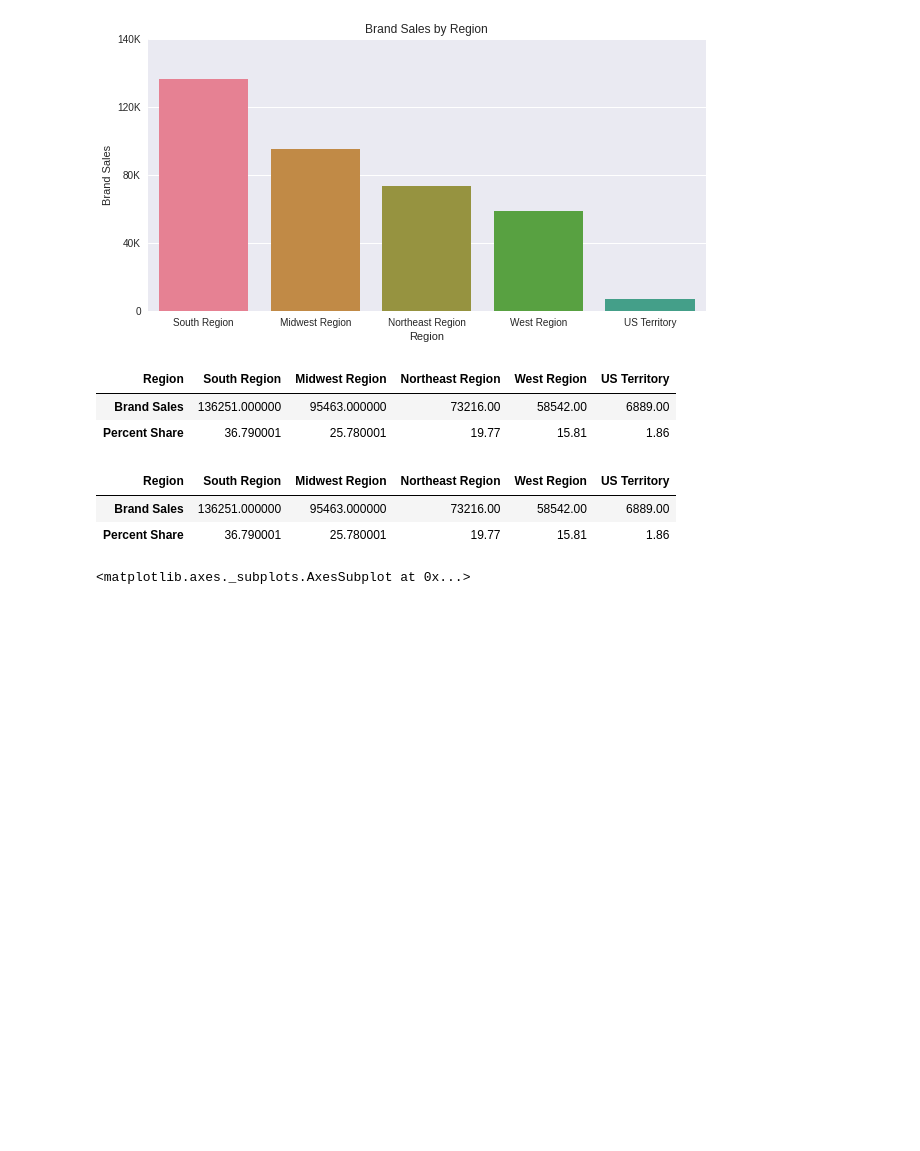
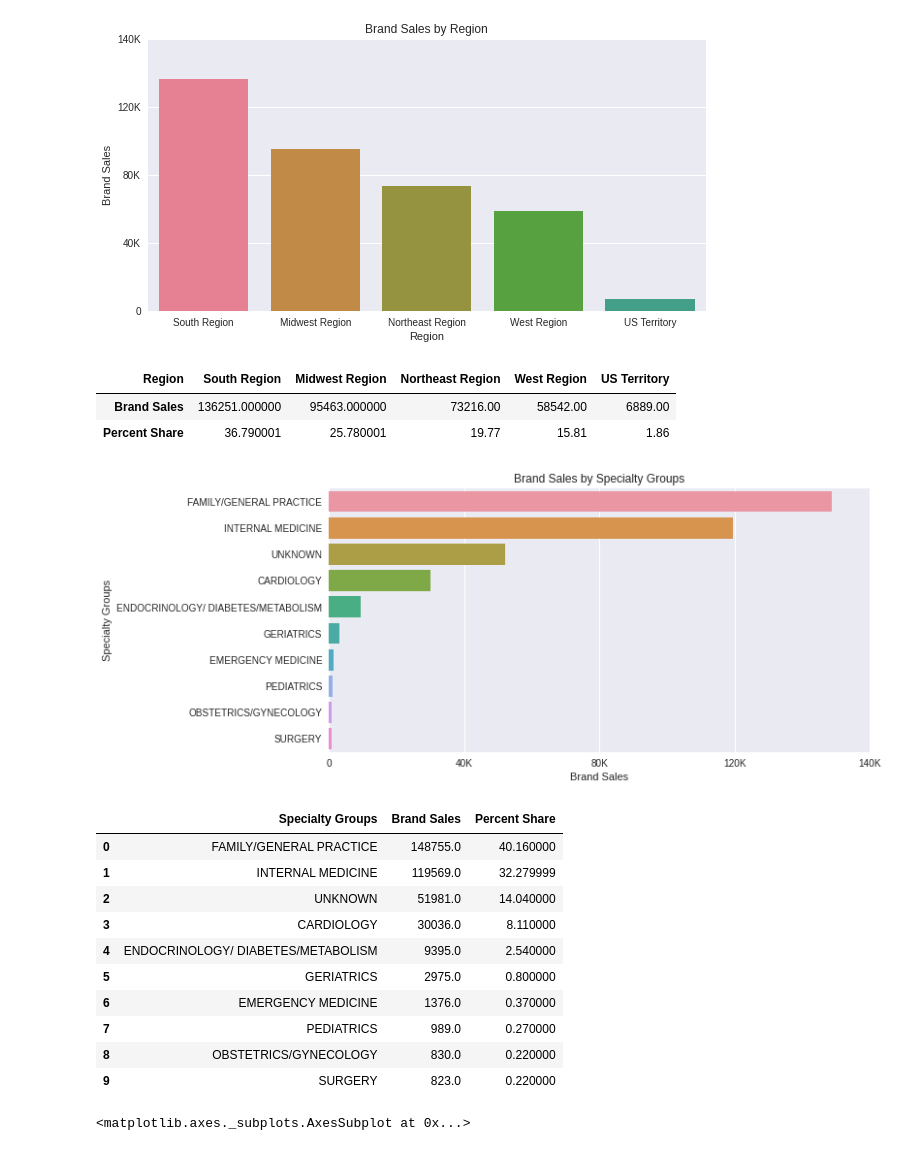
Before and after one commit to sarang-manohar/hogwarts, a Jupyter notebook: caseStudies/code/Case study for Indegene - Sarang Manohar.ipynb, the cells around one changed output. Saved outputs shown, nothing was run; the diff lists cells and outputs as text; code cells hidden in the pictures; blank space fills up the shorter version.

```diff
--- a/caseStudies/code/Case study for Indegene - Sarang Manohar.ipynb
+++ b/caseStudies/code/Case study for Indegene - Sarang Manohar.ipynb
@@ -533,13 +533,27 @@ display(df_reg_brnd.round(2).drop('Region',axis=1).T)
 | Region | South Region | Midwest Region | Northeast Region | West Region | US Territory |
 | Brand Sales | 136251.000000 | 95463.000000 | 73216.00 | 58542.00 | 6889.00 |
 | Percent Share | 36.790001 | 25.780001 | 19.77 | 15.81 | 1.86 |
-# %%
-df_reg_brnd['share'] = round((df_reg_brnd['brnd_sls']*100/df_reg_brnd['brnd_sls'].sum()),2)
-df_reg_brnd.columns = ['Region','Brand Sales','Percent Share']; df_reg_brnd.index = df_reg_brnd['Region']; df_reg_brnd.drop('Region',axis=1).T
-# %% [output]
-| Region | South Region | Midwest Region | Northeast Region | West Region | US Territory |
-| Brand Sales | 136251.000000 | 95463.000000 | 73216.00 | 58542.00 | 6889.00 |
-| Percent Share | 36.790001 | 25.780001 | 19.77 | 15.81 | 1.86 |
+# %%
+df_spec_grp_brnd = df_final.groupby(['spec_grp'])[['spec_grp','brnd_sls']].sum().reset_index().sort_values(['brnd_sls'],ascending=False).reset_index().drop({'index'},axis=1)
+fig = plt.figure(figsize=(10,5))
+sns.barplot(data=df_spec_grp_brnd.iloc[0:10,],y='spec_grp',x='brnd_sls',ci=False,estimator=sum)
+plt.title('Brand Sales by Specialty Groups'); plt.xlabel('Brand Sales'); plt.ylabel('Specialty Groups'); plt.xticks([0,40000,80000,120000,160000],['0','40K','80K','120K','140K']); plt.show()
+df_spec_grp_brnd['share'] = (df_spec_grp_brnd['brnd_sls']*100/df_spec_grp_brnd['brnd_sls'].sum())
+df_spec_grp_brnd.columns = ['Specialty Groups','Brand Sales','Percent Share']
+display(df_spec_grp_brnd.iloc[0:10,].round(2))
+# %% [output]
+[figure, added]
+|  | Specialty Groups | Brand Sales | Percent Share |
+| 0 | FAMILY/GENERAL PRACTICE | 148755.0 | 40.160000 |
+| 1 | INTERNAL MEDICINE | 119569.0 | 32.279999 |
+| 2 | UNKNOWN | 51981.0 | 14.040000 |
+| 3 | CARDIOLOGY | 30036.0 | 8.110000 |
+| 4 | ENDOCRINOLOGY/ DIABETES/METABOLISM | 9395.0 | 2.540000 |
+| 5 | GERIATRICS | 2975.0 | 0.800000 |
+| 6 | EMERGENCY MEDICINE | 1376.0 | 0.370000 |
+| 7 | PEDIATRICS | 989.0 | 0.270000 |
+| 8 | OBSTETRICS/GYNECOLOGY | 830.0 | 0.220000 |
+| 9 | SURGERY | 823.0 | 0.220000 |
 # %%
 df_spec_grp_brnd = df_final.groupby(['spec_grp'])[['spec_grp','brnd_sls']].sum().reset_index().sort_values(['brnd_sls'],ascending=False).reset_index().drop({'index'},axis=1)
 # %%
```
